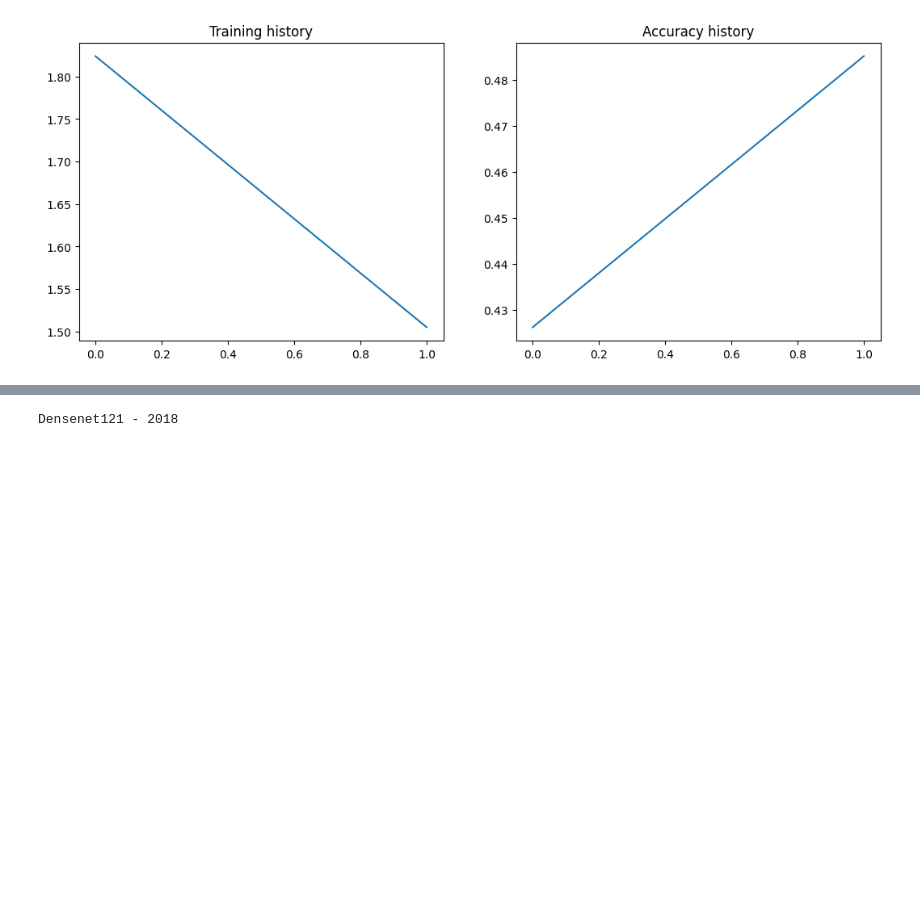
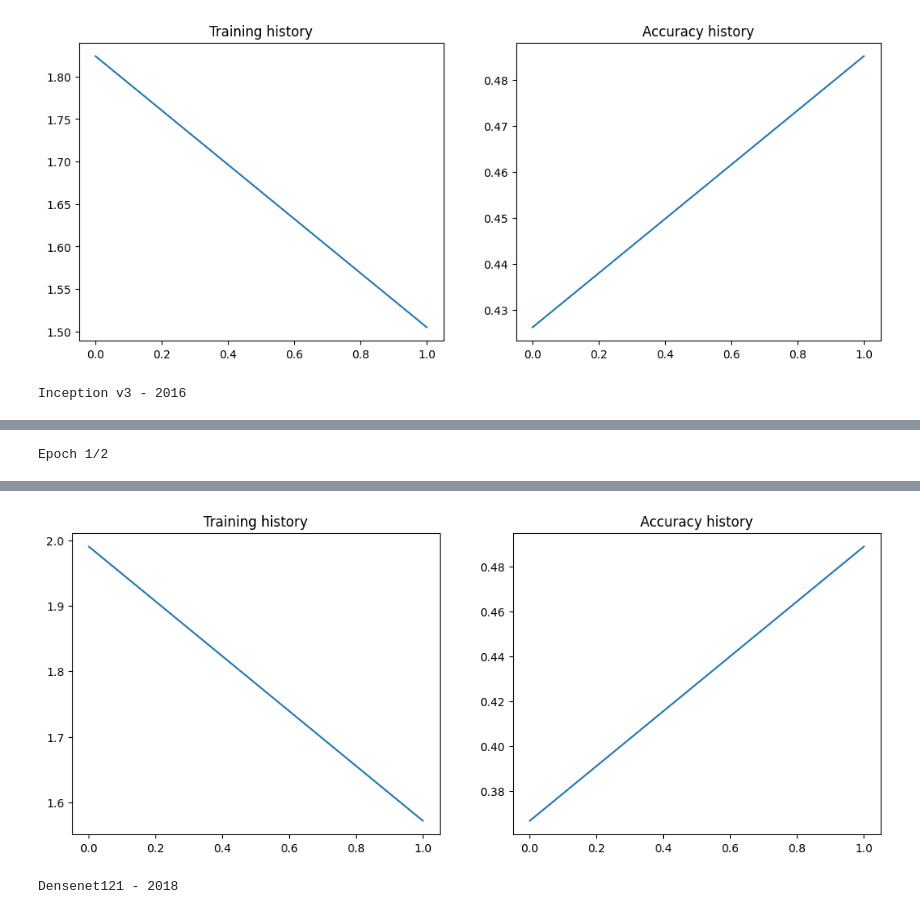
Before and after one commit to mihawb/dnn-lang-comparison, a Jupyter notebook: python/tf_predefined_models_test.ipynb, the cells around one changed output, grey strips where cells are left out. Cells and saved outputs as stored; diff of their text form; code cells hidden in the pictures; blank space fills up the shorter version.

Commit message:
inception update

```diff
--- a/python/tf_predefined_models_test.ipynb
+++ b/python/tf_predefined_models_test.ipynb
@@ -44,10 +44,10 @@ used for computation printed out at model compilation.
 
 Add `model.summary()` to see architecture and number of params.
 # %%
-def whole_thing(predef_model, preprocess, batch_size, test_batch_size):
+def whole_thing(predef_model, preprocess, batch_size, test_batch_size, image_size=32):
 	x_train, y_train, x_test, y_test = get_cifar10_data(preprocess)
 
-	model = combine_model(inputs, predef_model, classifier_overlay)
+	model = combine_model(inputs, predef_model, classifier_overlay, image_size=image_size)
 	model.compile(optimizer=optimizer, loss=loss_func, metrics=['accuracy'])
 
 	train_history = model.fit(
@@ -106,0 +105,15 @@ Epoch 2/2
+# %%
+print('Inception v3 - 2016')
+
+inception_batch_size = 2
+inception_test_batch_size = 4
+
+whole_thing(
+	tf.keras.applications.InceptionV3,
+	tf.keras.applications.inception_v3.preprocess_input,
+  inception_batch_size,
+  inception_test_batch_size,
+  image_size=299
+)
+# %% [output]
+Inception v3 - 2016
@@ -106,0 +122 @@ Epoch 2/2
+Epoch 1/2
@@ -107,3 +145,4 @@ Epoch 2/2
+[figure, added]
 # %%
 print('Densenet121 - 2018')
 
```
Also changed, not shown: parts of 4 cells of this notebook, 1 other file.
